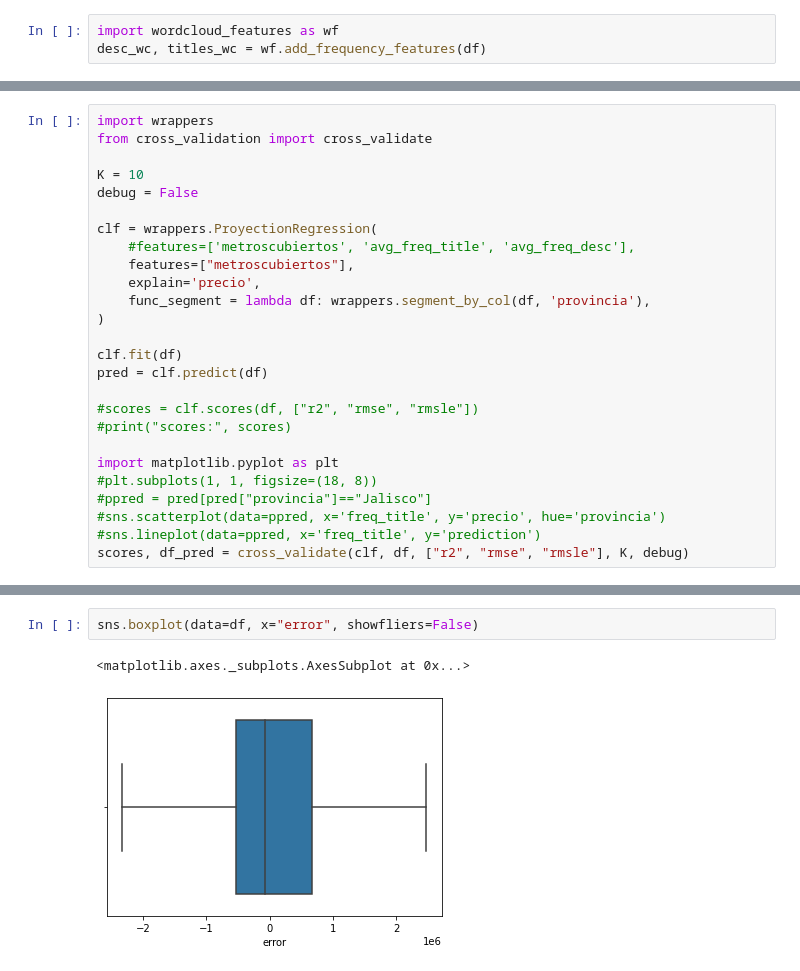
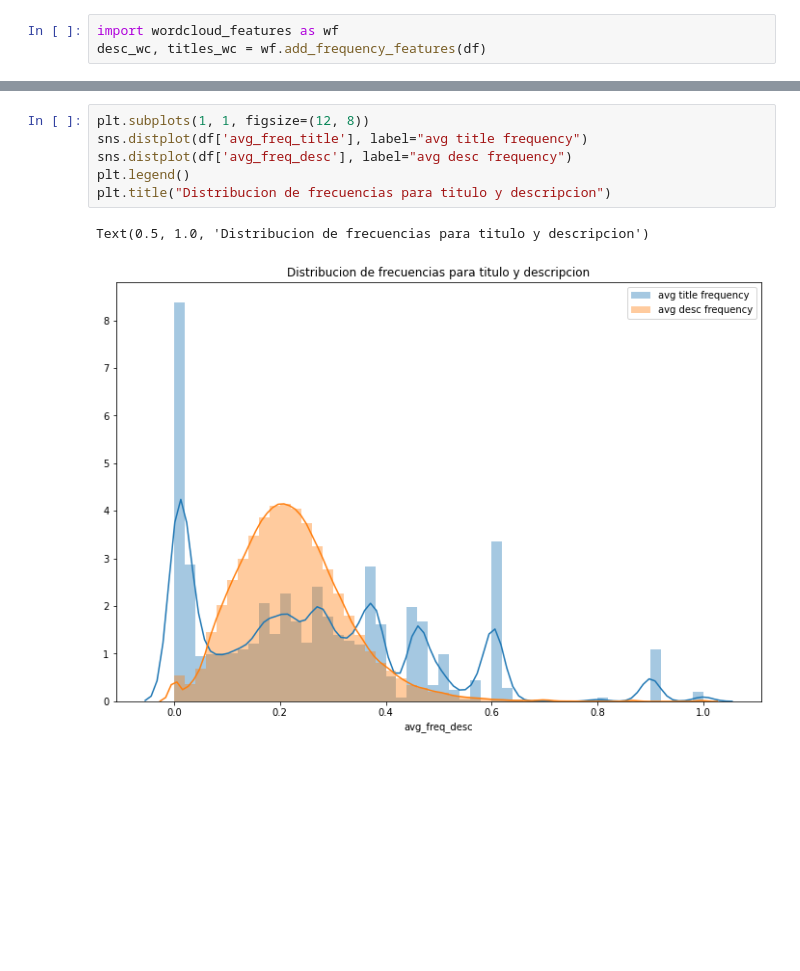
Before and after one commit to mnPanic/metnum-tp3, a Jupyter notebook: notebooks/Wordcloud.ipynb, the cells around one changed output, grey strips where cells are left out. Drawn from its saved outputs; the diff is of its cells as text; blank space fills up the shorter version.

```diff
--- a/notebooks/Wordcloud.ipynb
+++ b/notebooks/Wordcloud.ipynb
@@ -58,26 +38,0 @@ sns.scatterplot(data=df[df["provincia"]=="Jalisco"], x='avg_freq_desc', y='preci
-# %%
-import wrappers
-from cross_validation import cross_validate
-
-K = 10
-debug = False
-
-clf = wrappers.ProyectionRegression(
-    #features=['metroscubiertos', 'avg_freq_title', 'avg_freq_desc'],
-    features=["metroscubiertos"],
-    explain='precio',
-    func_segment = lambda df: wrappers.segment_by_col(df, 'provincia'),
-)
-
-clf.fit(df)
-pred = clf.predict(df)
-
-#scores = clf.scores(df, ["r2", "rmse", "rmsle"])
-#print("scores:", scores)
-
-import matplotlib.pyplot as plt
-#plt.subplots(1, 1, figsize=(18, 8))
-#ppred = pred[pred["provincia"]=="Jalisco"]
-#sns.scatterplot(data=ppred, x='freq_title', y='precio', hue='provincia')
-#sns.lineplot(data=ppred, x='freq_title', y='prediction')
-scores, df_pred = cross_validate(clf, df, ["r2", "rmse", "rmsle"], K, debug)
@@ -92,5 +39,9 @@ sns.boxplot(data=df, y="provincia", x="error", showfliers=False)
-# %%
-sns.boxplot(data=df, x="error", showfliers=False)
-# %% [output]
-<matplotlib.axes._subplots.AxesSubplot at 0x...>
-[figure, removed]
+# %%
+plt.subplots(1, 1, figsize=(12, 8))
+sns.distplot(df['avg_freq_title'], label="avg title frequency")
+sns.distplot(df['avg_freq_desc'], label="avg desc frequency")
+plt.legend()
+plt.title("Distribucion de frecuencias para titulo y descripcion")
+# %% [output]
+Text(0.5, 1.0, 'Distribucion de frecuencias para titulo y descripcion')
+[figure, added]
```
Also changed, not shown: parts of 8 cells of this notebook, 4 other files.
